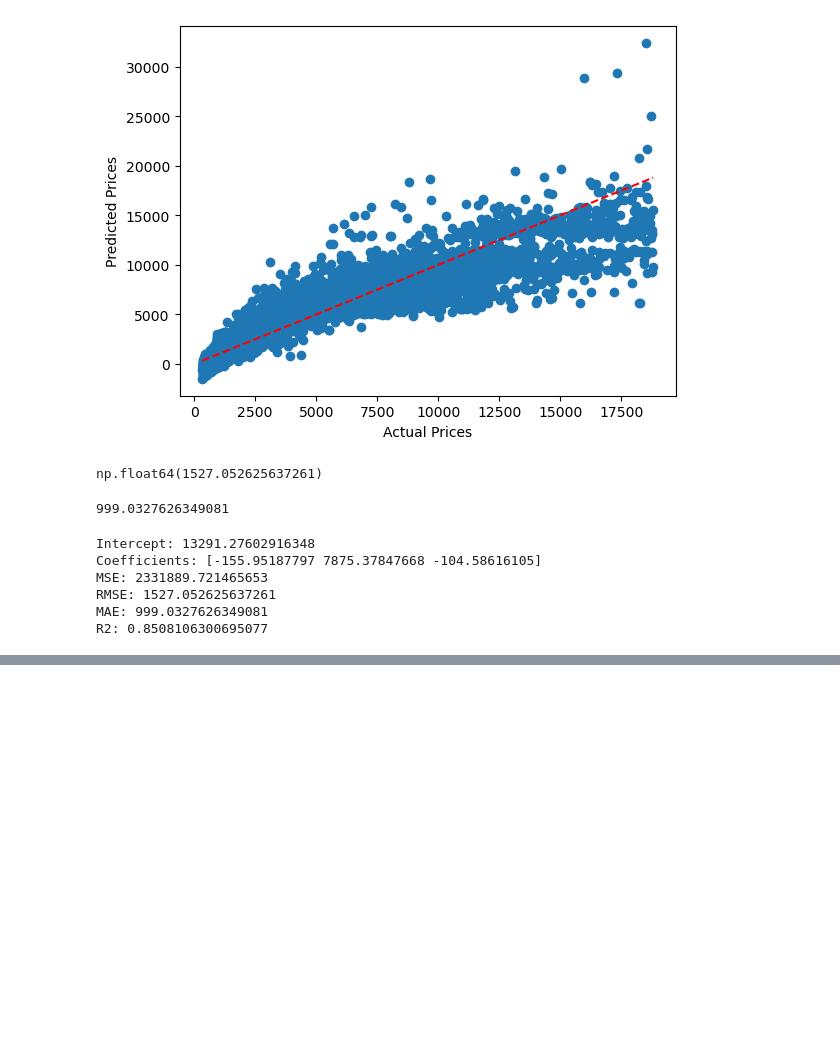
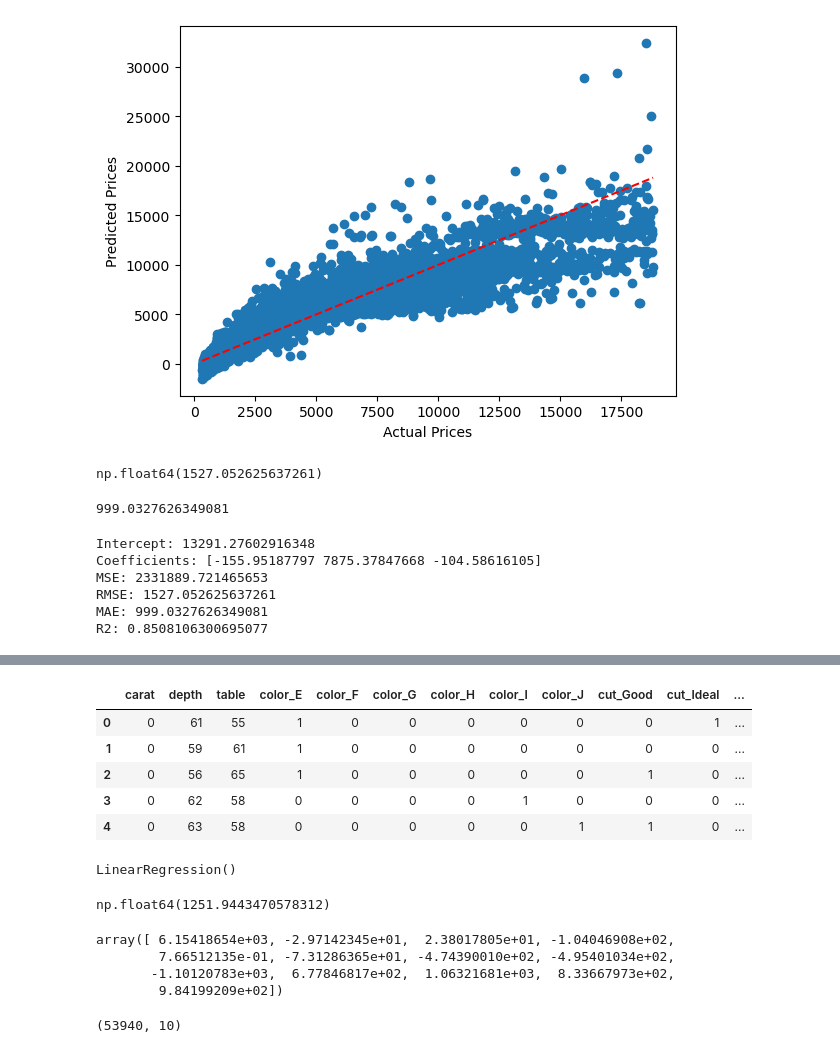
Before and after one commit to Orandifelix/multi-linear-regression-model-dev-and-testing, a Jupyter notebook: index.ipynb, the cells around one changed output, grey strips where cells are left out. Cells and saved outputs as stored; diff of their text form; code cells hidden in the pictures; blank space fills up the shorter version.

```diff
--- a/index.ipynb
+++ b/index.ipynb
@@ -130,0 +163,42 @@ R2: 0.8508106300695077
+# %%
+features = [ 'color', 'cut', 'carat', 'depth', 'table']
+target = 'price'
+# %%
+X = diamonds[features]
+y= diamonds[target]
+# %%
+# we need  to convert  categorical features to numerical  features  using one-hot  encoding
+# drop first to avoid multicollinearity
+
+X_encoded = pd.get_dummies(X, drop_first=True).astype(int)
+X_encoded.head()
+# %% [output]
+|  | carat | depth | table | color_E | color_F | color_G | color_H | color_I | color_J | cut_Good | cut_Ideal | ... |
+| 0 | 0 | 61 | 55 | 1 | 0 | 0 | 0 | 0 | 0 | 0 | 1 | ... |
+| 1 | 0 | 59 | 61 | 1 | 0 | 0 | 0 | 0 | 0 | 0 | 0 | ... |
+| 2 | 0 | 56 | 65 | 1 | 0 | 0 | 0 | 0 | 0 | 1 | 0 | ... |
+| 3 | 0 | 62 | 58 | 0 | 0 | 0 | 0 | 1 | 0 | 0 | 0 | ... |
+| 4 | 0 | 63 | 58 | 0 | 0 | 0 | 0 | 0 | 1 | 1 | 0 | ... |
+# %%
+# Splitting  the data for  modelling
+X_train, X_test, y_train, y_test = train_test_split(X_encoded, y, test_size=0.2, random_state=7)
+
+# Fitting the  Model
+model.fit(X_train, y_train)
+# %% [output]
+LinearRegression()
+# %%
+model.intercept_
+# %% [output]
+np.float64(1251.9443470578312)
+# %%
+model.coef_
+# %% [output]
+array([ 6.15418654e+03, -2.97142345e+01,  2.38017805e+01, -1.04046908e+02,
+        7.66512135e-01, -7.31286365e+01, -4.74390010e+02, -4.95401034e+02,
+       -1.10120783e+03,  6.77846817e+02,  1.06321681e+03,  8.33667973e+02,
+        9.84199209e+02])
+# %%
+diamonds.shape
+# %% [output]
+(53940, 10)
```
Also changed, not shown: parts of 13 cells of this notebook.
